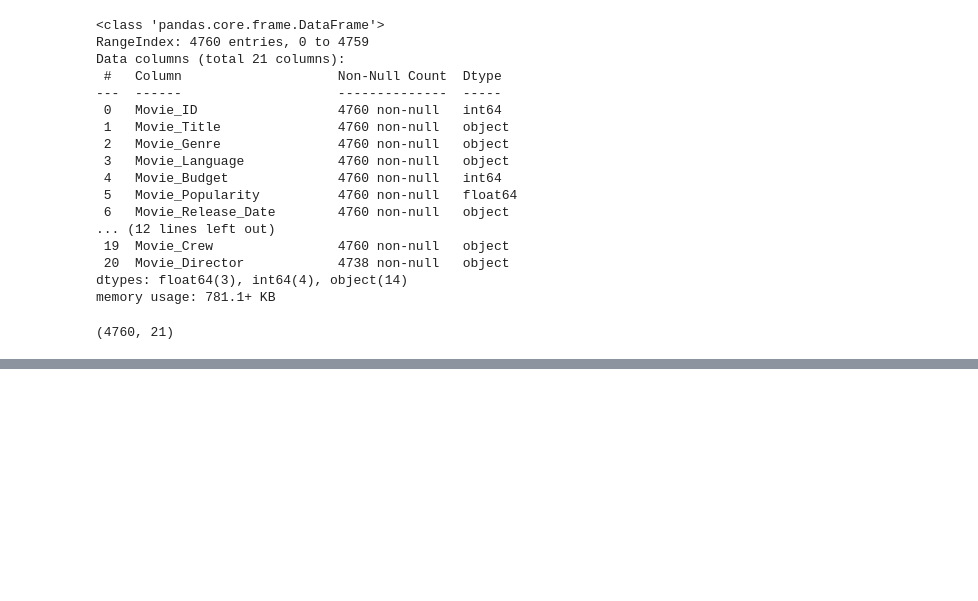
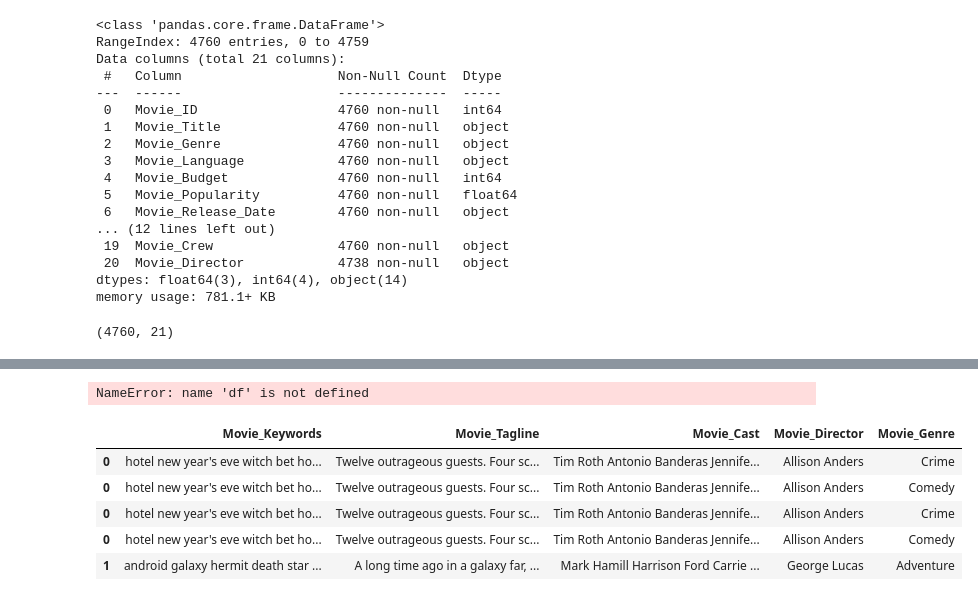
Before and after one commit to August49/recommendation-System, a Jupyter notebook: userBased.ipynb, the cells around one changed output, grey strips where cells are left out. Cells and saved outputs as stored; diff of their text form; code cells hidden in the pictures; blank space fills up the shorter version.

```diff
--- a/userBased.ipynb
+++ b/userBased.ipynb
@@ -103,2 +94,7 @@ Index(['Movie_ID', 'Movie_Title', 'Movie_Genre', 'Movie_Language',
 # %%
+#data preprocessing
+#feature selection
 features= df[['Movie_Genre','Movie_Keywords','Movie_Tagline','Movie_Cast', 'Movie_Director']]
+features.head()
+# %% [output]
+NameError: name 'df' is not defined
@@ -105,3 +105,19 @@ features= df[['Movie_Genre','Movie_Keywords','Movie_Tagline','Movie_Cast', 'Movi
+# %%
+
+# Split the 'Movie_Genre' column by spaces and stack the resulting Series
+split_genres = features['Movie_Genre'].str.split(expand=True).stack()
+#explode the genres column
+split_genres = split_genres.reset_index(level=1, drop=True).rename('Movie_Genre')
+#join the genres column to the original dataframe
+features = features.drop('Movie_Genre', axis=1).join(split_genres)
+features.head()
+# %% [output]
+|  | Movie_Keywords | Movie_Tagline | Movie_Cast | Movie_Director | Movie_Genre |
+| 0 | hotel new year's eve witch bet ho... | Twelve outrageous guests. Four sc... | Tim Roth Antonio Banderas Jennife... | Allison Anders | Crime |
+| 0 | hotel new year's eve witch bet ho... | Twelve outrageous guests. Four sc... | Tim Roth Antonio Banderas Jennife... | Allison Anders | Comedy |
+| 0 | hotel new year's eve witch bet ho... | Twelve outrageous guests. Four sc... | Tim Roth Antonio Banderas Jennife... | Allison Anders | Crime |
+| 0 | hotel new year's eve witch bet ho... | Twelve outrageous guests. Four sc... | Tim Roth Antonio Banderas Jennife... | Allison Anders | Comedy |
+| 1 | android galaxy hermit death star ... | A long time ago in a galaxy far, ... | Mark Hamill Harrison Ford Carrie ... | George Lucas | Adventure |
 # %%
 features
 # %% [output]
```
Also changed, not shown: parts of 31 cells of this notebook.
